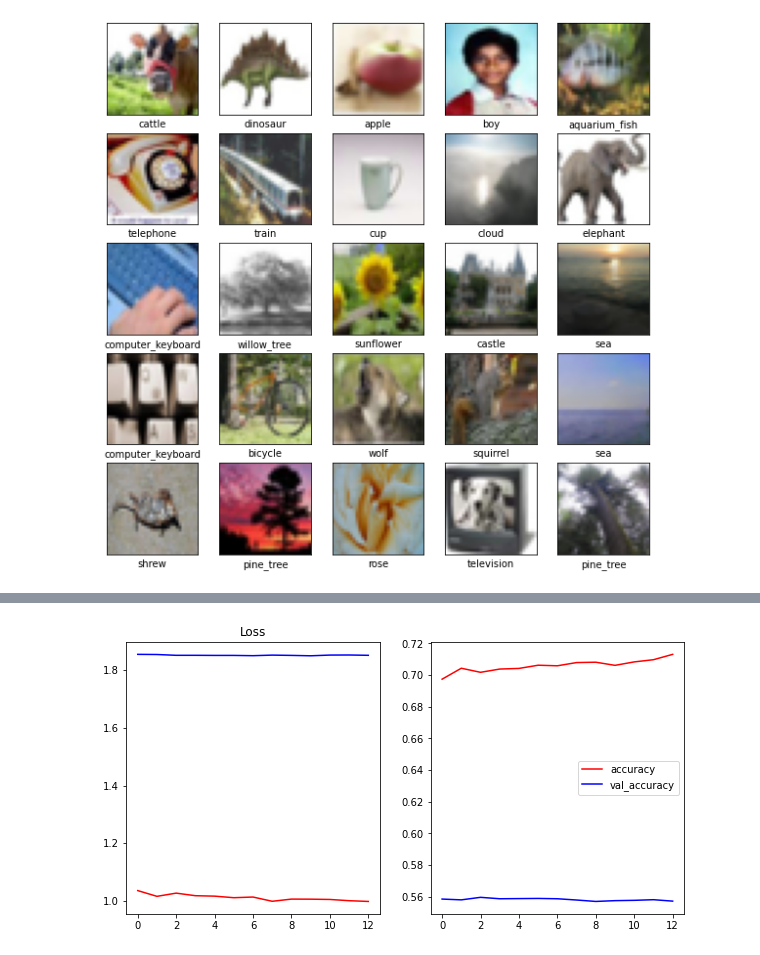
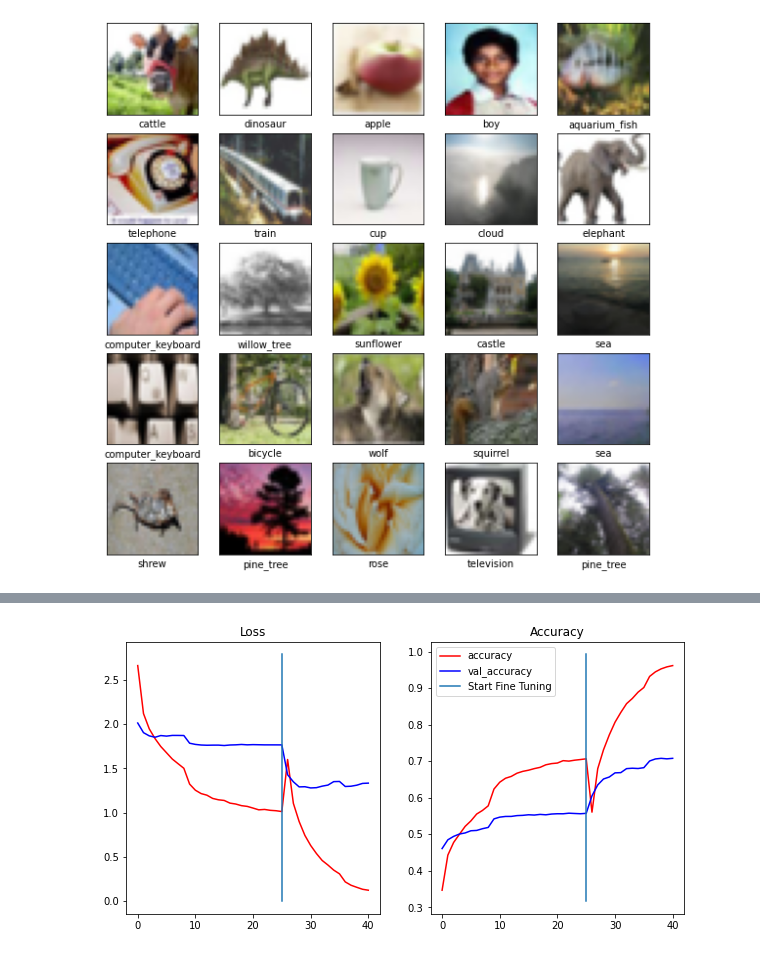
Before and after one commit to jinyul80/python_project, a Jupyter notebook: keras/cifar100/cifar100-cnn.ipynb, the cells around one changed output, grey strips where cells are left out. Drawn from its saved outputs; the diff is of its cells as text; code cells hidden in the pictures.

```diff
--- a/keras/cifar100/cifar100-cnn.ipynb
+++ b/keras/cifar100/cifar100-cnn.ipynb
@@ -198,4 +128,0 @@ def getModel2(dropout_rate=0.0):
-# %%
-# model = getModel(0.3)
-model = getModel2(0.3)
-model.summary()
@@ -223,7 +150,7 @@ _________________________________________________________________
 # %%
 # Compile
 model.compile(loss=keras.losses.SparseCategoricalCrossentropy(),
-              optimizer=keras.optimizers.Adam(1e-3),
+              optimizer=keras.optimizers.Adam(learning_rate),
               metrics=['accuracy'])
 # %%
 # Restore weights
@@ -237,9 +164,9 @@ checkpointer = keras.callbacks.ModelCheckpoint(
     filepath=model_path, save_weights_only=True)
 
 callback = keras.callbacks.EarlyStopping(patience=10, restore_best_weights=True,
-                                         monitor='val_accuracy')
+                                         monitor='val_loss')
 
-lr_reducer = keras.callbacks.ReduceLROnPlateau(factor=np.sqrt(0.1),
+lr_reducer = keras.callbacks.ReduceLROnPlateau(factor=0.1,
                                cooldown=0,
                                patience=5,
                                min_lr=0.1e-6)
@@ -293,0 +251,10 @@ plt.show()
+# %%
+pre_train_epochs = hist.epoch[-1]
+fine_tune_epochs = 50
+total_epochs = pre_train_epochs + fine_tune_epochs
+
+hist_fine = model.fit(train_ds, batch_size=nb_batch, epochs=total_epochs,
+                      initial_epoch=hist.epoch[-1],
+                      verbose=1, validation_data=test_ds,
+                      shuffle=True,
+                      callbacks=[checkpointer, callback, lr_reducer])
@@ -294,21 +279,28 @@ plt.show()
 # %%
-# Final tune
-model.trainable = True
+fine_test_loss, fine_test_acc = model.evaluate(test_ds, verbose=2)
+print('Test accuracy: {:.2f}%'.format(test_acc * 100))
+print('Fine tune test accuracy: {:.2f}%'.format(fine_test_acc * 100))
 
-hist = model.fit(train_ds, batch_size=nb_batch, epochs=nb_epochs,
-                 verbose=1, validation_data=test_ds,
-                 shuffle=True,
-                 callbacks=[checkpointer, callback, lr_reducer])
+acc = hist.history['accuracy'] + hist_fine.history['accuracy']
+val_acc = hist.history['val_accuracy'] + hist_fine.history['val_accuracy']
+
+loss = hist.history['loss'] + hist_fine.history['loss']
+val_loss = hist.history['val_loss'] + hist_fine.history['val_loss']
 
 plt.figure(figsize=(10, 5))
 plt.subplot(1, 2, 1)
-plt.plot(hist.history['loss'], 'r-', label='loss')
-plt.plot(hist.history['val_loss'], 'b-', label='val_loss')
+plt.plot(loss, 'r-', label='loss')
+plt.plot(val_loss, 'b-', label='val_loss')
+plt.plot([pre_train_epochs, pre_train_epochs],
+         plt.ylim(), label='Start Fine Tuning')
 plt.title('Loss')
 
 plt.subplot(1, 2, 2)
-plt.plot(hist.history['accuracy'], 'r-', label='accuracy')
-plt.plot(hist.history['val_accuracy'], 'b-', label='val_accuracy')
+plt.plot(acc, 'r-', label='accuracy')
+plt.plot(val_acc, 'b-', label='val_accuracy')
+plt.plot([pre_train_epochs, pre_train_epochs],
+         plt.ylim(), label='Start Fine Tuning')
 plt.legend()
+plt.title('Accuracy')
 plt.show()
 # %% [output]
@@ -332,4 +310,4 @@ Epoch 13/200
-[figure, old version]
+[figure, new version]
 # %%
 # 학습 결과 테스트를 이미지화 함수
 def plot_image(i, predictions_array, true_label, img):
```
Also changed, not shown: parts of 13 cells of this notebook.
